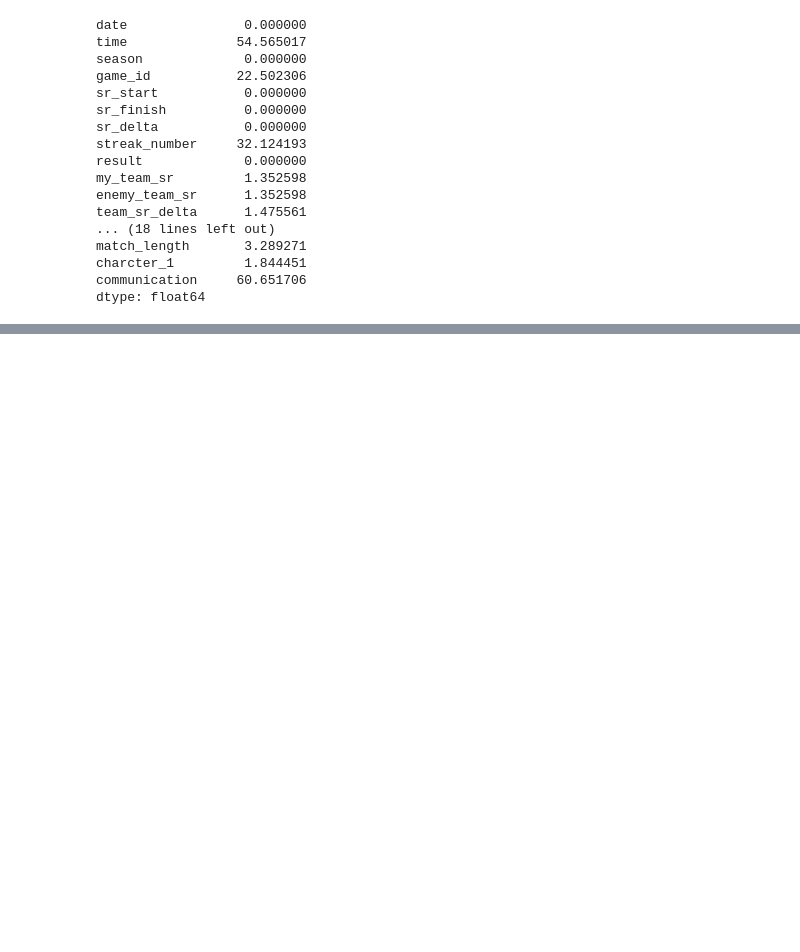
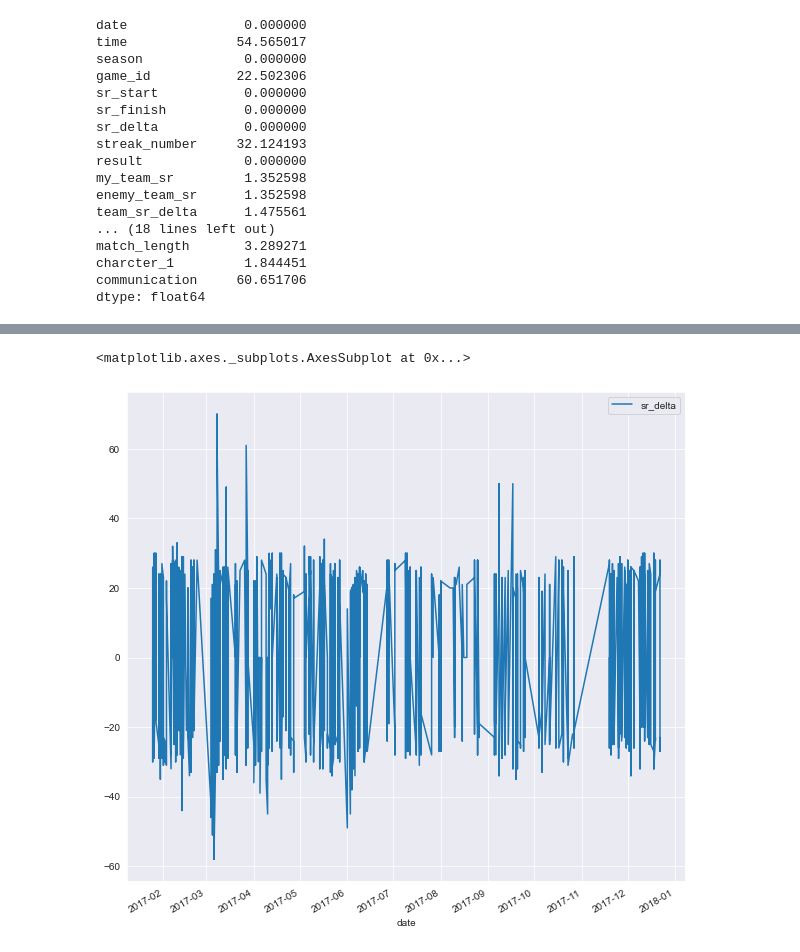
Before and after one commit to Jacobheyman702/Overwatch, a Jupyter notebook: Overwatch dataset.ipynb, the cells around one changed output, grey strips where cells are left out. Saved outputs shown, nothing was run; the diff lists cells and outputs as text; code cells hidden in the pictures; blank space fills up the shorter version.

```diff
--- a/Overwatch dataset.ipynb
+++ b/Overwatch dataset.ipynb
@@ -371,0 +380,8 @@ plt
+# %%
+df['date'] = df[df['date'] >= '2017-01-24 00:00:00' ]
+# %%
+plt = df.plot(x="date", y="sr_delta",figsize= (10,10))
+plt
+# %% [output]
+<matplotlib.axes._subplots.AxesSubplot at 0x...>
+[figure, added]
```
Also changed, not shown: parts of 13 cells of this notebook.
